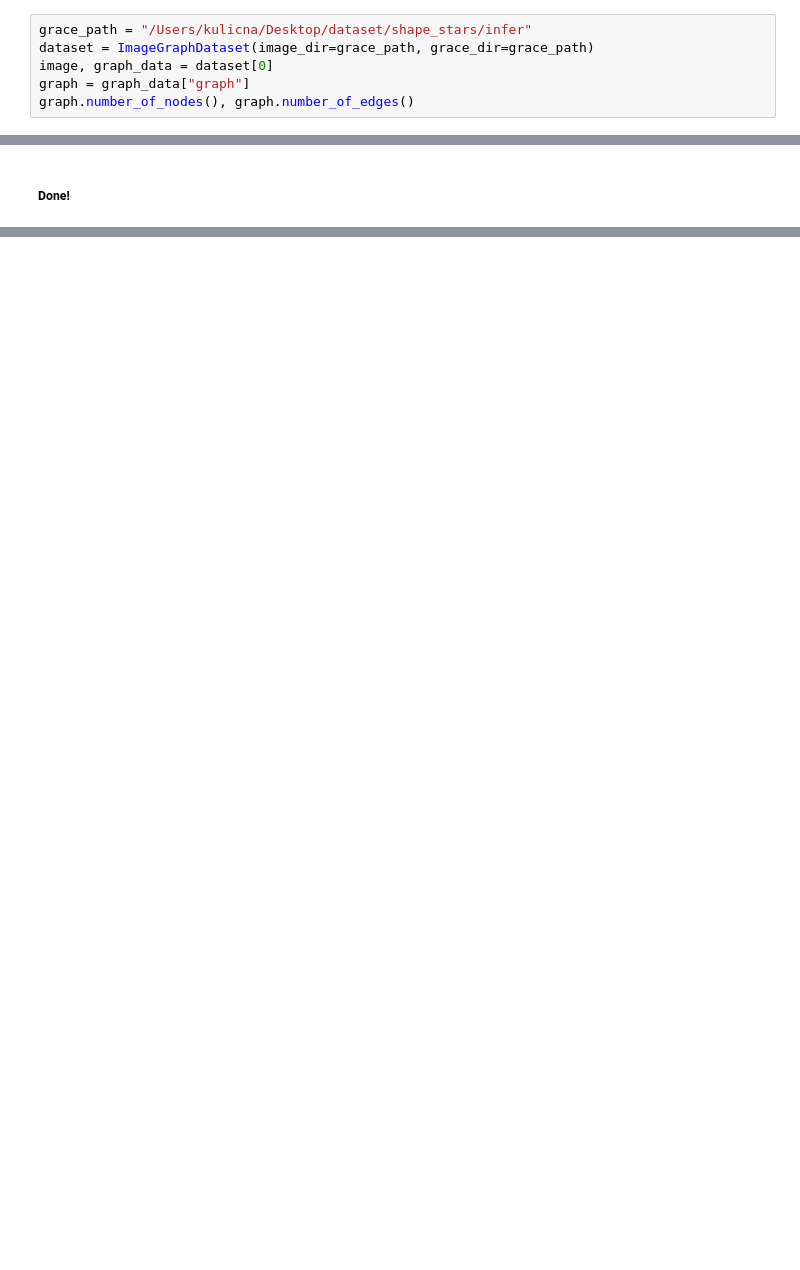
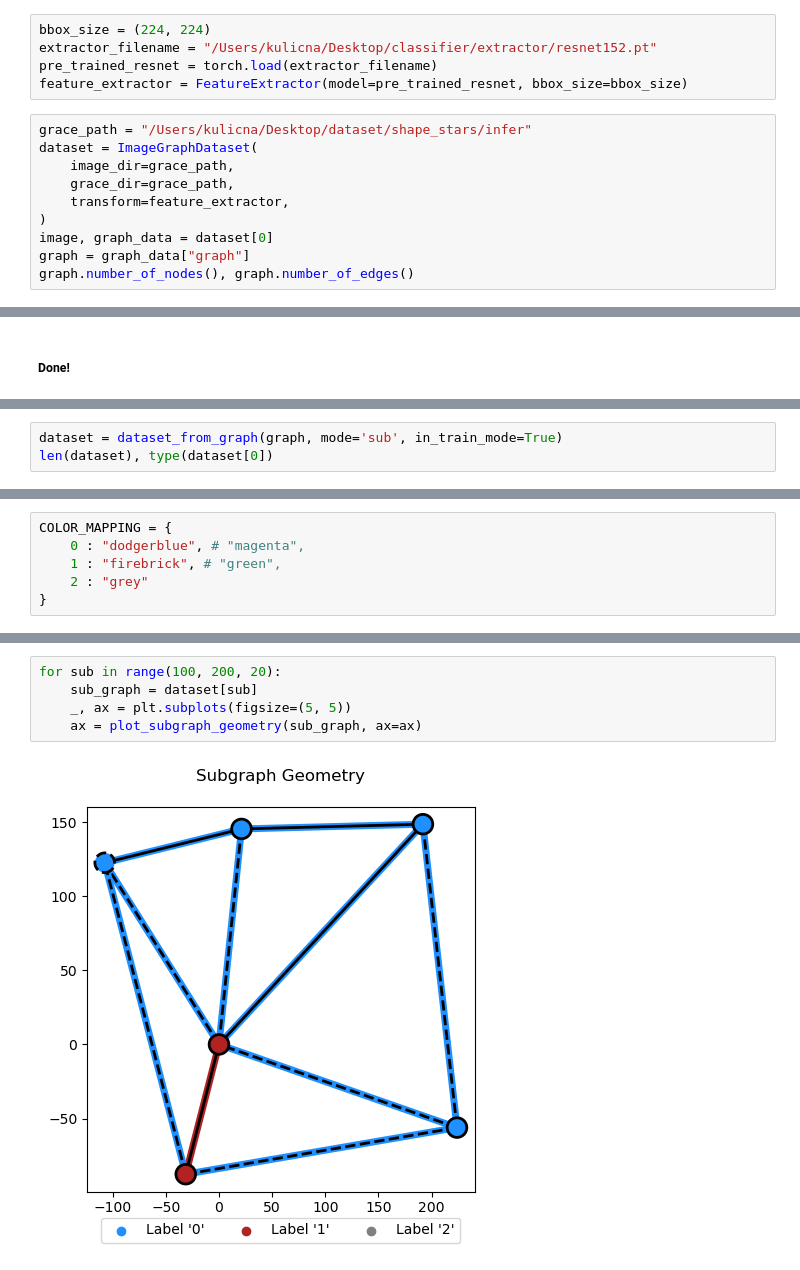
Before and after one commit to alan-turing-institute/grace, a Jupyter notebook: notebooks/read_grace.ipynb, the cells around one changed output, grey strips where cells are left out. Drawn from its saved outputs; the diff is of its cells as text; blank space fills up the shorter version.

Commit message:
Create subgraph plotting fn

```diff
--- a/notebooks/read_grace.ipynb
+++ b/notebooks/read_grace.ipynb
@@ -18,6 +21,15 @@ from grace.evaluation.visualisation import (
+# %%
+bbox_size = (224, 224)
+extractor_filename = "/Users/kulicna/Desktop/classifier/extractor/resnet152.pt"
+pre_trained_resnet = torch.load(extractor_filename)
+feature_extractor = FeatureExtractor(model=pre_trained_resnet, bbox_size=bbox_size)
 # %%
 grace_path = "/Users/kulicna/Desktop/dataset/shape_stars/infer"
-dataset = ImageGraphDataset(image_dir=grace_path, grace_dir=grace_path)
+dataset = ImageGraphDataset(
+    image_dir=grace_path,
+    grace_dir=grace_path,
+    transform=feature_extractor,
+)
 image, graph_data = dataset[0]
 graph = graph_data["graph"]
 graph.number_of_nodes(), graph.number_of_edges()
@@ -55,0 +107,3 @@ plt.show()
+# %%
+dataset = dataset_from_graph(graph, mode='sub', in_train_mode=True)
+len(dataset), type(dataset[0])
@@ -55,0 +112,6 @@ plt.show()
+# %%
+COLOR_MAPPING = {
+    0 : "dodgerblue", # "magenta",
+    1 : "firebrick", # "green",
+    2 : "grey"
+}
@@ -55,0 +161,7 @@ plt.show()
+# %%
+for sub in range(100, 200, 20):
+    sub_graph = dataset[sub]
+    _, ax = plt.subplots(figsize=(5, 5))
+    ax = plot_subgraph_geometry(sub_graph, ax=ax)
+# %% [output]
+[figure, added]
```
Also changed, not shown: parts of 13 cells of this notebook.
